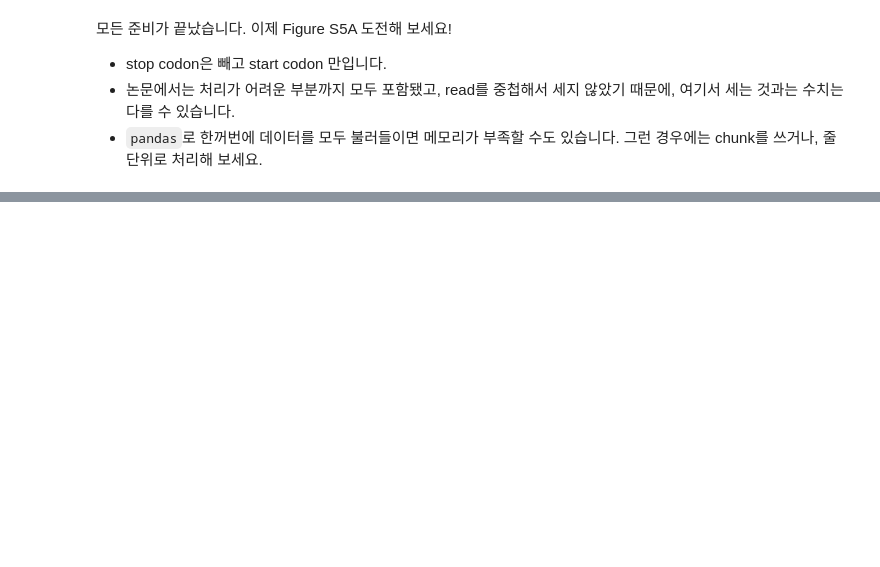
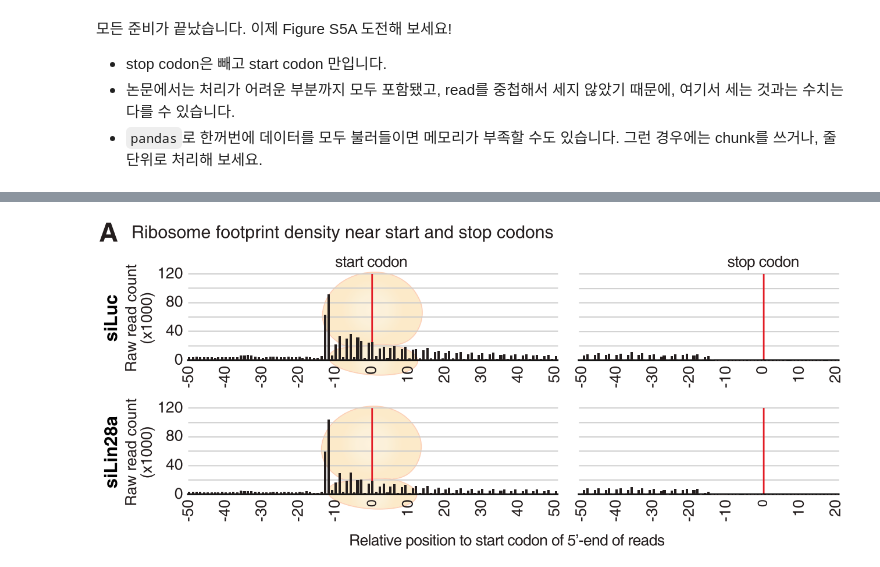
Before and after one commit to babaling/2021bioinfo1, a Jupyter notebook: Mission/Mission 2.ipynb, the cells around one changed output, grey strips where cells are left out. Cells and saved outputs as stored; diff of their text form; code cells hidden in the pictures; blank space fills up the shorter version.

```diff
--- a/Mission/Mission 2.ipynb
+++ b/Mission/Mission 2.ipynb
@@ -111,0 +160,5 @@ samtools view: error closing standard output: -1
+# %%
+from IPython.display import Image
+Image("FigureS5A.PNG")
+# %% [output]
+[figure, added]
```
Also changed, not shown: parts of 8 cells of this notebook.
